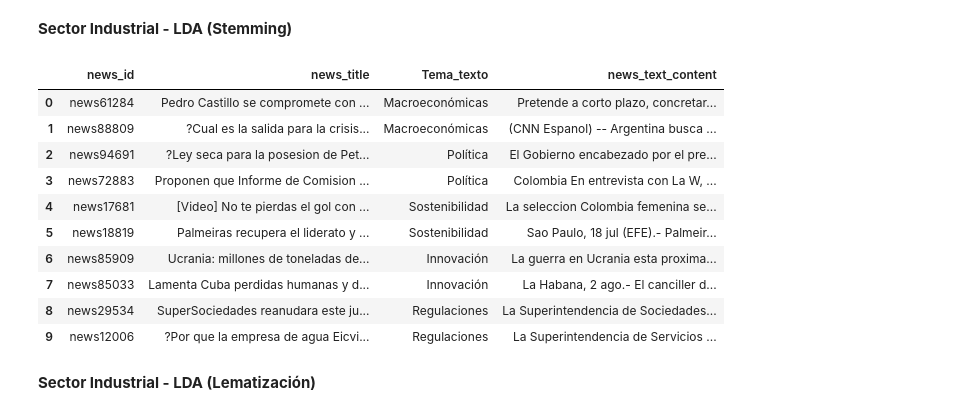
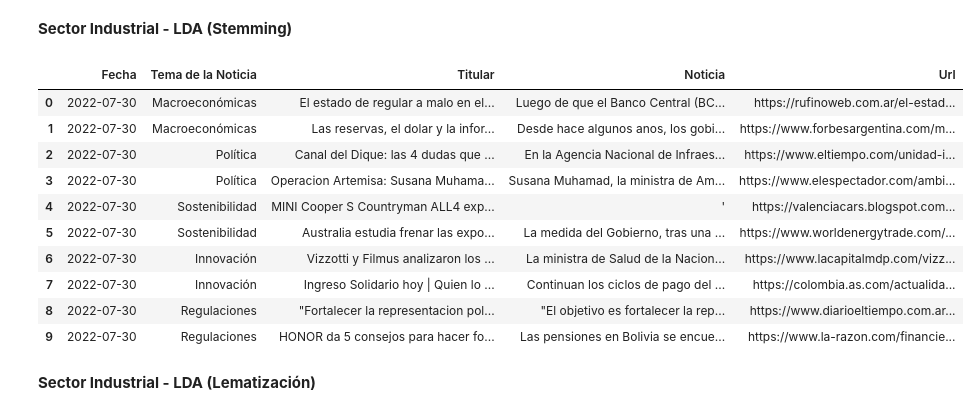
Before and after one commit to millerpuentes/Despliegue_Recomendador, a Jupyter notebook: Dev/Recommender.ipynb, the cells around one changed output. Saved outputs shown, nothing was run; the diff lists cells and outputs as text; code cells hidden in the pictures.

```diff
--- a/Dev/Recommender.ipynb
+++ b/Dev/Recommender.ipynb
@@ -395,19 +529,20 @@ p
 # %% [markdown]
 **Sector Industrial - LDA (Stemming)**
-# %%
-h = recomendador(800000946, 10, df_bd_stemming_f2)
-h
-# %% [output]
-|  | news_id | news_title | Tema_texto | news_text_content |
-| 0 | news61284 | Pedro Castillo se compromete con ... | Macroeconómicas | Pretende a corto plazo, concretar... |
-| 1 | news88809 | ?Cual es la salida para la crisis... | Macroeconómicas | (CNN Espanol) -- Argentina busca ... |
-| 2 | news94691 | ?Ley seca para la posesion de Pet... | Política | El Gobierno encabezado por el pre... |
-| 3 | news72883 | Proponen que Informe de Comision ... | Política | Colombia En entrevista con La W, ... |
-| 4 | news17681 | [Video] No te pierdas el gol con ... | Sostenibilidad | La seleccion Colombia femenina se... |
-| 5 | news18819 | Palmeiras recupera el liderato y ... | Sostenibilidad | Sao Paulo, 18 jul (EFE).- Palmeir... |
-| 6 | news85909 | Ucrania: millones de toneladas de... | Innovación | La guerra en Ucrania esta proxima... |
-| 7 | news85033 | Lamenta Cuba perdidas humanas y d... | Innovación | La Habana, 2 ago.- El canciller d... |
-| 8 | news29534 | SuperSociedades reanudara este ju... | Regulaciones | La Superintendencia de Sociedades... |
-| 9 | news12006 | ?Por que la empresa de agua Eicvi... | Regulaciones | La Superintendencia de Servicios ... |
+# %%
+# Ejemplo cliente sector Industrial
+p = recomendador(nit=860003216, num_noticias=10,fecha='2022-07-30',dff1=df_clientes ,dff2=df_noticia_stemming)
+p
+# %% [output]
+|  | Fecha | Tema de la Noticia | Titular | Noticia | Url |
+| 0 | 2022-07-30 | Macroeconómicas | El estado de regular a malo en el... | Luego de que el Banco Central (BC... | https://rufinoweb.com.ar/el-estad... |
+| 1 | 2022-07-30 | Macroeconómicas | Las reservas, el dolar y la infor... | Desde hace algunos anos, los gobi... | https://www.forbesargentina.com/m... |
+| 2 | 2022-07-30 | Política | Canal del Dique: las 4 dudas que ... | En la Agencia Nacional de Infraes... | https://www.eltiempo.com/unidad-i... |
+| 3 | 2022-07-30 | Política | Operacion Artemisa: Susana Muhama... | Susana Muhamad, la ministra de Am... | https://www.elespectador.com/ambi... |
+| 4 | 2022-07-30 | Sostenibilidad | MINI Cooper S Countryman ALL4 exp... | ' | https://valenciacars.blogspot.com... |
+| 5 | 2022-07-30 | Sostenibilidad | Australia estudia frenar las expo... | La medida del Gobierno, tras una ... | https://www.worldenergytrade.com/... |
+| 6 | 2022-07-30 | Innovación | Vizzotti y Filmus analizaron los ... | La ministra de Salud de la Nacion... | https://www.lacapitalmdp.com/vizz... |
+| 7 | 2022-07-30 | Innovación | Ingreso Solidario hoy | Quien lo ... | Continuan los ciclos de pago del ... | https://colombia.as.com/actualida... |
+| 8 | 2022-07-30 | Regulaciones | "Fortalecer la representacion pol... | "El objetivo es fortalecer la rep... | https://www.diarioeltiempo.com.ar... |
+| 9 | 2022-07-30 | Regulaciones | HONOR da 5 consejos para hacer fo... | Las pensiones en Bolivia se encue... | https://www.la-razon.com/financie... |
 # %% [markdown]
 **Sector Industrial - LDA (Lematización)**
```
Also changed, not shown: parts of 48 cells of this notebook, 27 other files.
